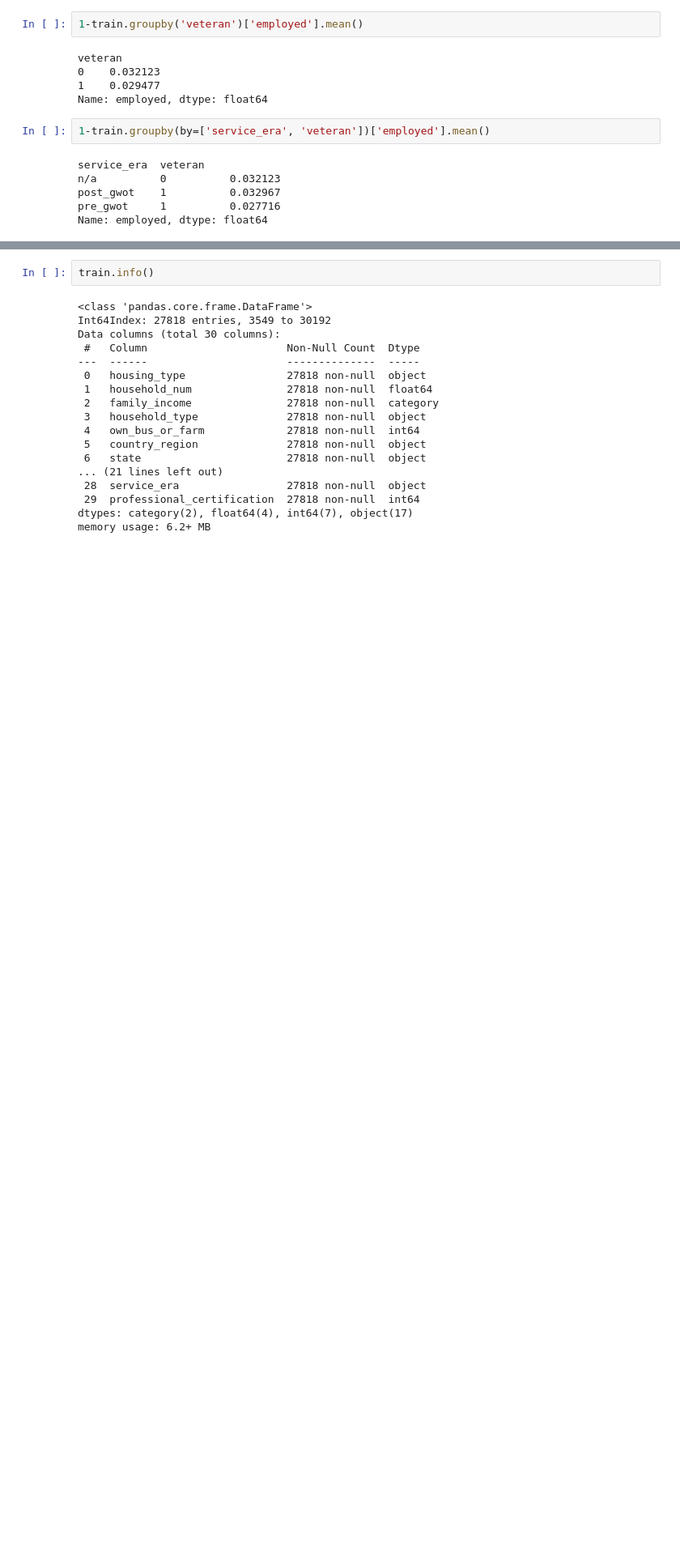
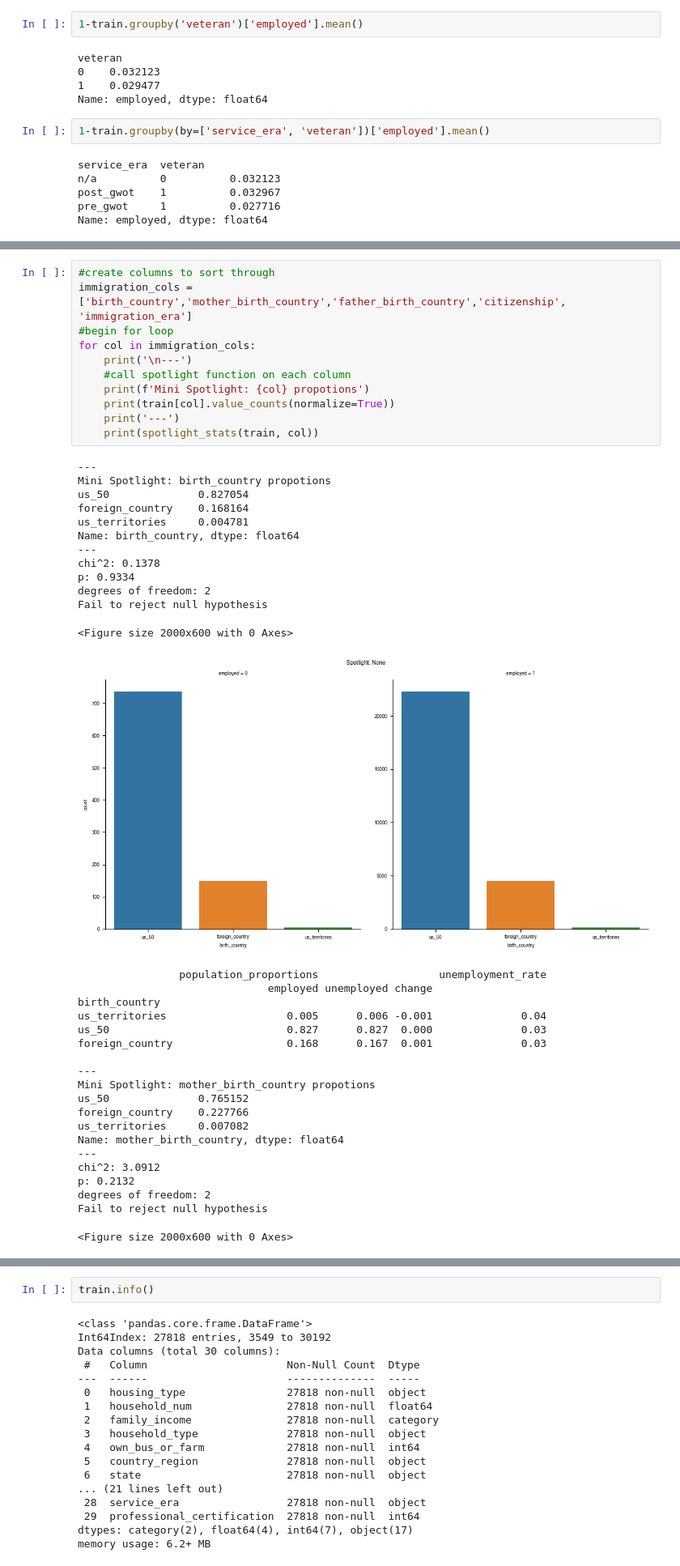
Before and after one commit to joshua-shorterivey/oct_2022_unemployment_project, a Jupyter notebook: explore.ipynb, the cells around one changed output, grey strips where cells are left out. Shown at 81% size. Drawn from its saved outputs; the diff is of its cells as text; blank space fills up the shorter version.

```diff
--- a/explore.ipynb
+++ b/explore.ipynb
@@ -1181,0 +1231,44 @@ Name: employed, dtype: float64
+# %%
+#create columns to sort through
+immigration_cols = ['birth_country','mother_birth_country','father_birth_country','citizenship', 'immigration_era']
+#begin for loop
+for col in immigration_cols:
+    print('\n---')
+    #call spotlight function on each column
+    print(f'Mini Spotlight: {col} propotions')
+    print(train[col].value_counts(normalize=True))
+    print('---')
+    print(spotlight_stats(train, col))
+# %% [output]
+---
+Mini Spotlight: birth_country propotions
+us_50              0.827054
+foreign_country    0.168164
+us_territories     0.004781
+Name: birth_country, dtype: float64
+---
+chi^2: 0.1378
+p: 0.9334
+degrees of freedom: 2
+Fail to reject null hypothesis
+<Figure size 2000x600 with 0 Axes>
+[figure, added]
+                population_proportions                   unemployment_rate
+                              employed unemployed change
+birth_country
+us_territories                   0.005      0.006 -0.001              0.04
+us_50                            0.827      0.827  0.000              0.03
+foreign_country                  0.168      0.167  0.001              0.03
+
+---
+Mini Spotlight: mother_birth_country propotions
+us_50              0.765152
+foreign_country    0.227766
+us_territories     0.007082
+Name: mother_birth_country, dtype: float64
+---
+chi^2: 3.0912
+p: 0.2132
+degrees of freedom: 2
+Fail to reject null hypothesis
+<Figure size 2000x600 with 0 Axes>
```
Also changed, not shown: parts of 18 cells of this notebook, 2 other files.
